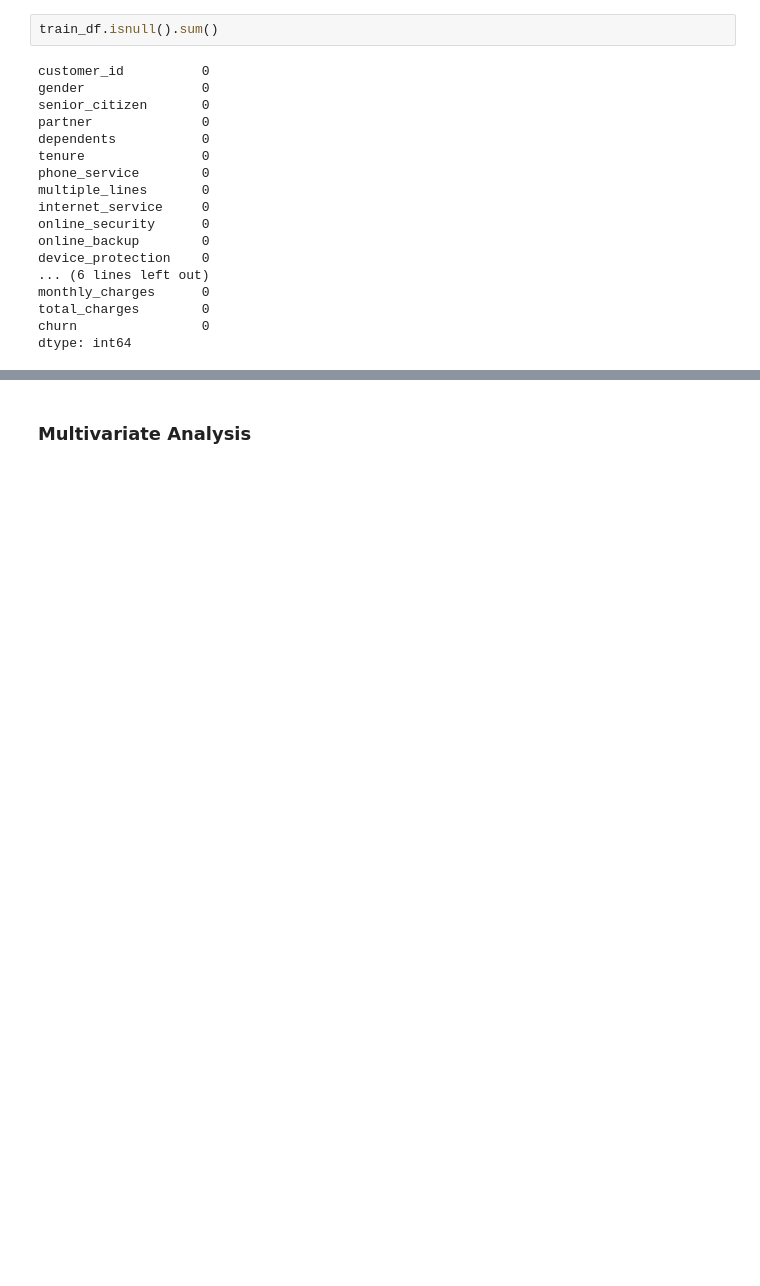
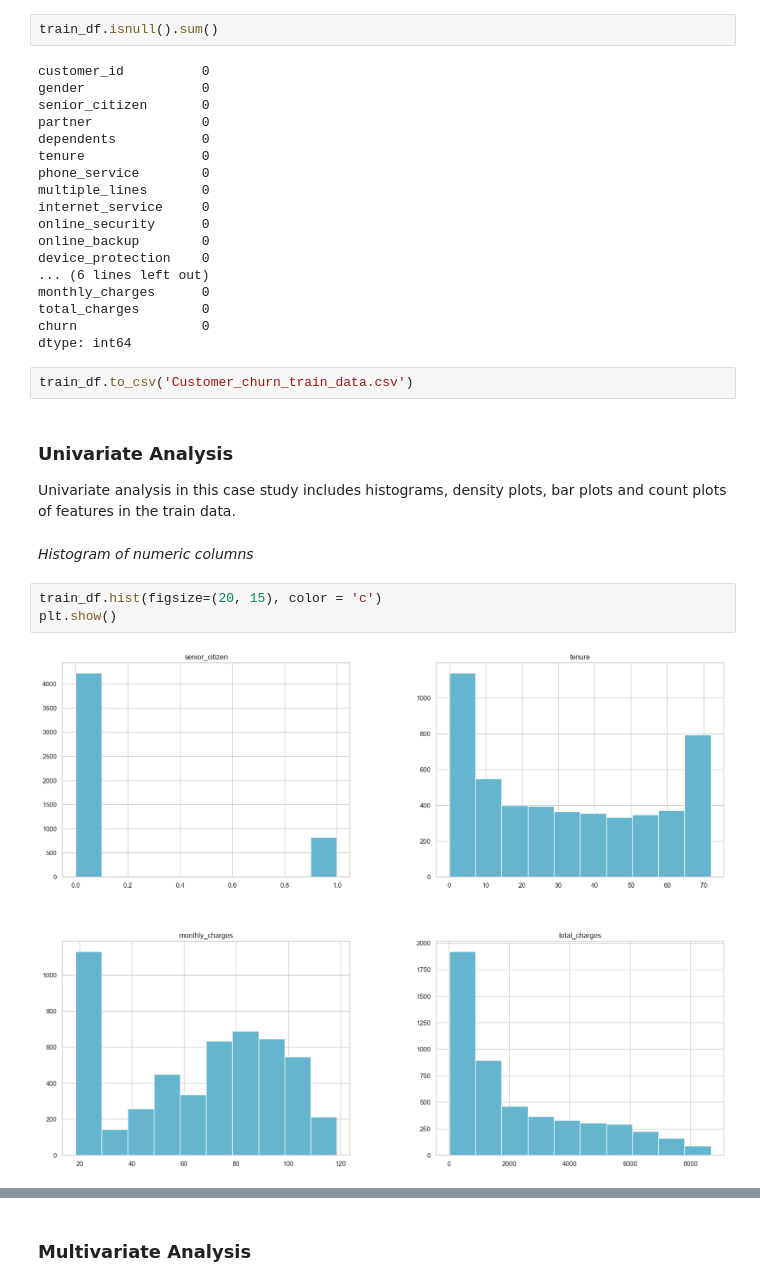
Before and after one commit to FloJoLaryea/Customer_Churn_Analysis, a Jupyter notebook: cstomer_churn_analysis.ipynb, the cells around one changed output, grey strips where cells are left out. Cells and saved outputs as stored; diff of their text form; blank space fills up the shorter version.

```diff
--- a/cstomer_churn_analysis.ipynb
+++ b/cstomer_churn_analysis.ipynb
@@ -390,3 +345,16 @@ monthly_charges      0
 total_charges        0
 churn                0
 dtype: int64
+# %%
+train_df.to_csv('Customer_churn_train_data.csv')
+# %% [markdown]
+### Univariate Analysis
+
+Univariate analysis in this case study includes histograms, density plots, bar plots and count plots of features in the train data.
+# %% [markdown]
+*Histogram of numeric columns*
+# %%
+train_df.hist(figsize=(20, 15), color = 'c')
+plt.show()
+# %% [output]
+[figure, added]
```
Also changed, not shown: parts of 55 cells of this notebook, 1 other file.
